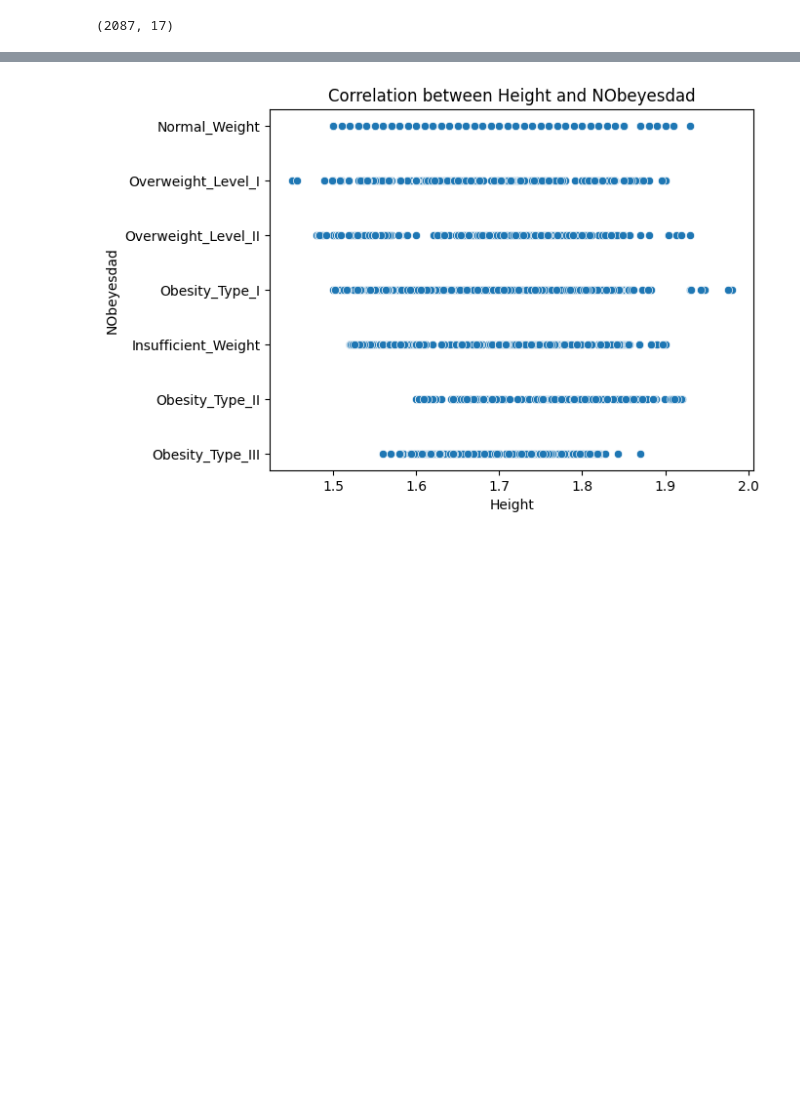
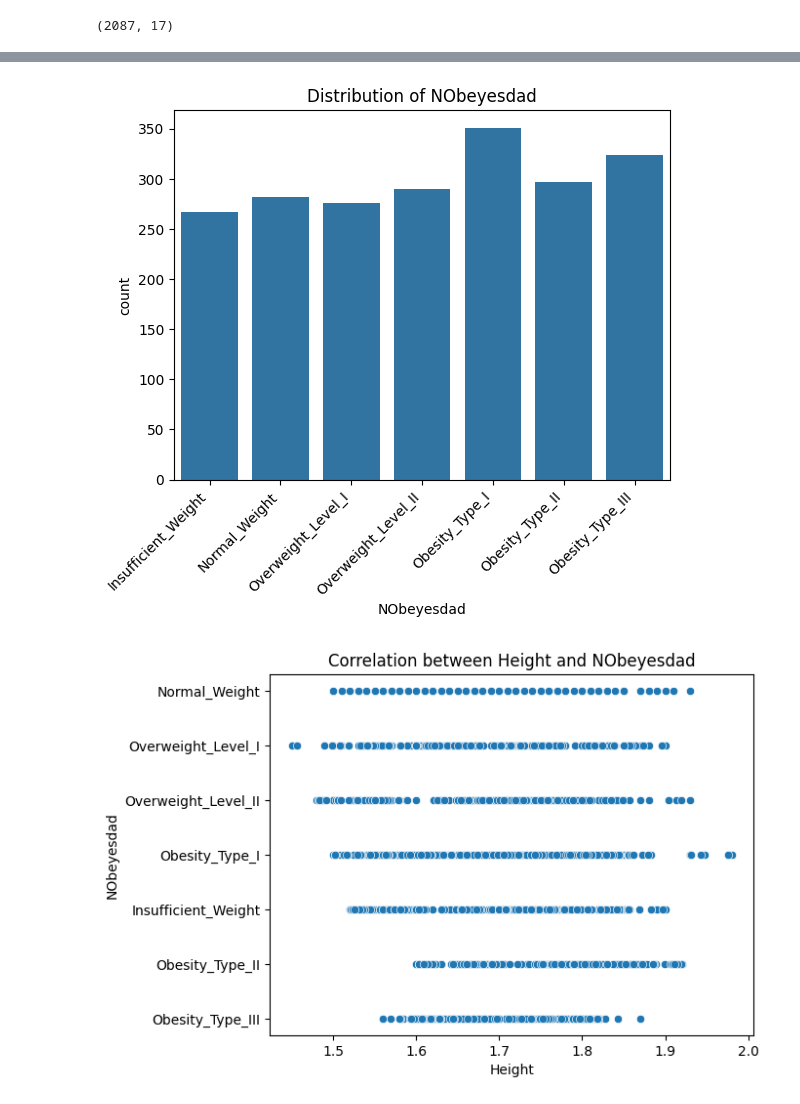
Before and after one commit to BMAS30/ml-project, a Jupyter notebook: notebooks/data_explo_alex.ipynb, the cells around one changed output, grey strips where cells are left out. Drawn from its saved outputs; the diff is of its cells as text; code cells hidden in the pictures; blank space fills up the shorter version.

```diff
--- a/notebooks/data_explo_alex.ipynb
+++ b/notebooks/data_explo_alex.ipynb
@@ -65,3 +82,12 @@ df.head()
+# %%
+# now let's order the previous plot from inssuffucunt weight to obesity type III
+order = ["Insufficient_Weight", "Normal_Weight", "Overweight_Level_I", "Overweight_Level_II", "Obesity_Type_I", "Obesity_Type_II", "Obesity_Type_III"]
+sns.countplot(x="NObeyesdad", data=df, order=order)
+plt.xticks(rotation=45, ha="right")
+plt.title("Distribution of NObeyesdad")
+plt.show()
+# %% [output]
+[figure, added]
 # %%
 #check the correlation between height and NObeyesdad
 sns.scatterplot(x="Height", y="NObeyesdad", data=df)
```
Also changed, not shown: parts of 8 cells of this notebook.
